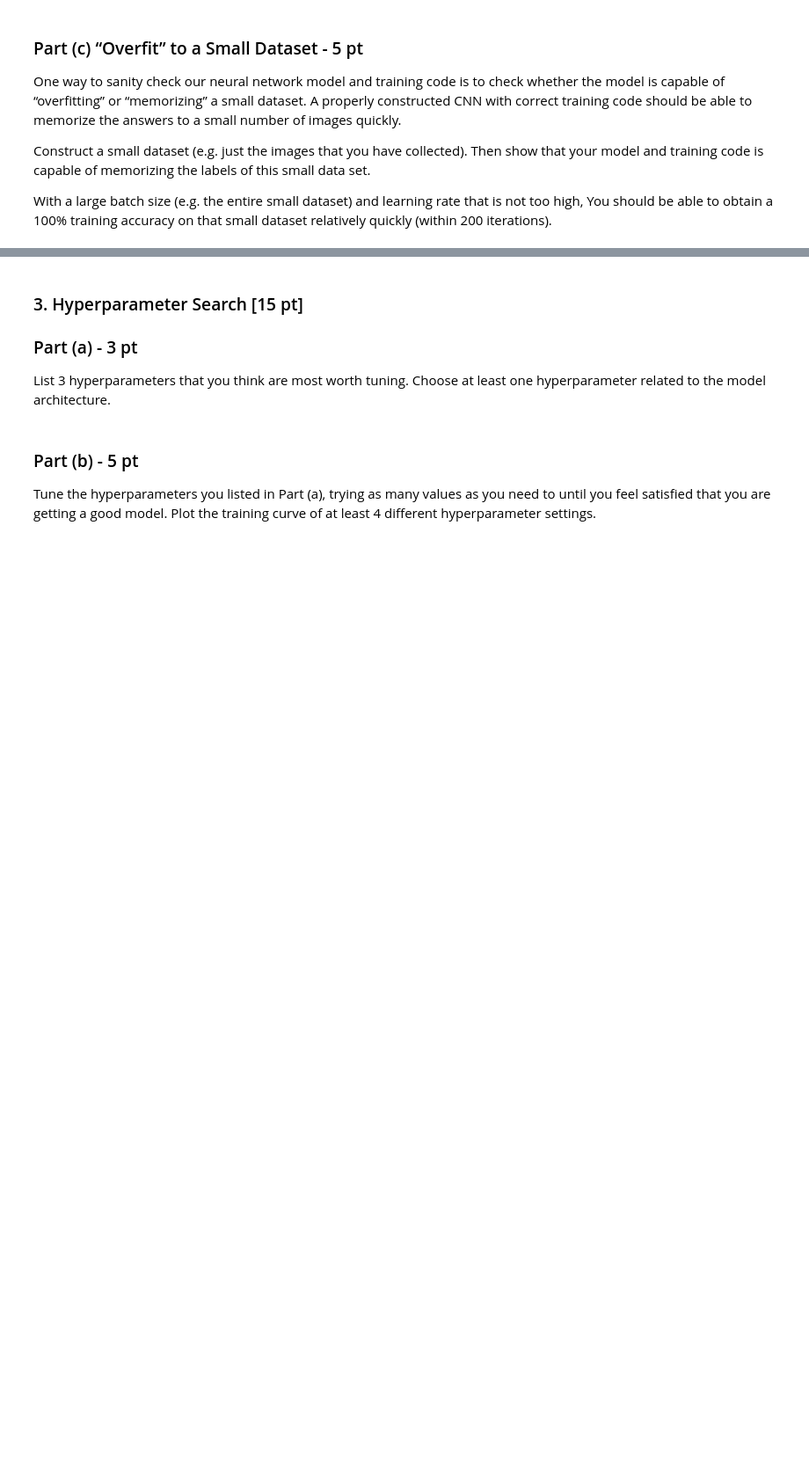
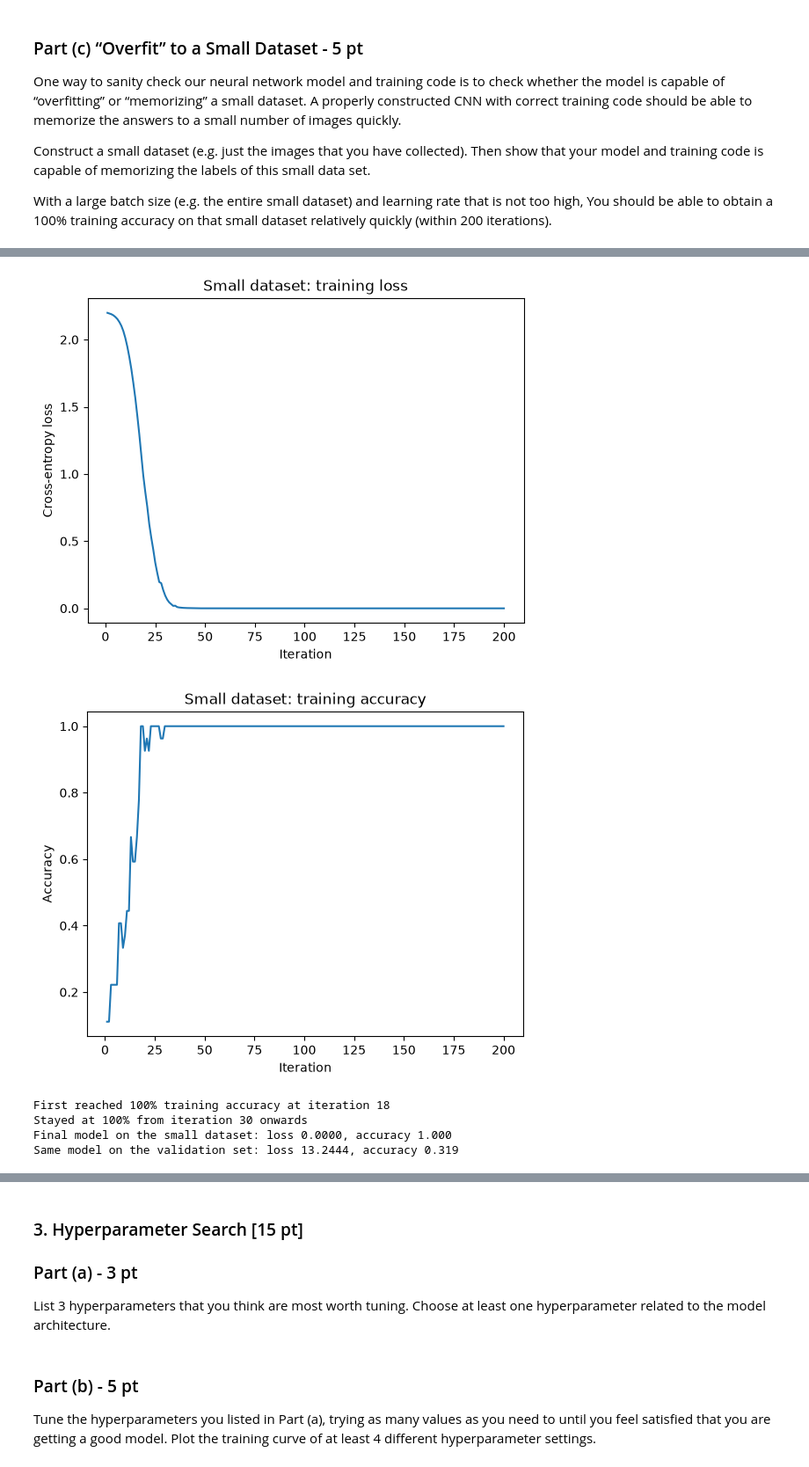
Before and after one commit to Samantha-Hossain/APS360, a Jupyter notebook: Lab 3/Lab3.ipynb, the cells around one changed output, grey strips where cells are left out. Shown at 88% size. Drawn from its saved outputs; the diff is of its cells as text; code cells hidden in the pictures; blank space fills up the shorter version.

```diff
--- a/Lab 3/Lab3.ipynb
+++ b/Lab 3/Lab3.ipynb
@@ -401,0 +627,13 @@ able to obtain a 100% training accuracy on that small dataset relatively quickly
+# %%
+# ---- Train on the small dataset only ----
+# batch_size = the whole small dataset (27), so each epoch is exactly ONE
+# iteration (one weight update), and 200 epochs = 200 iterations.
+# Same model, loss (cross-entropy) and optimizer (Adam, lr 0.001) as Part 2(b).
+# val_data=None: this experiment only checks whether the model can memorize the
+# training images. Validation every epoch is not needed (and would be slow).
+torch.manual_seed(1000)              # same initial weights every run
+small_model = GestureCNN()           # a NEW untrained model from Part 2(a)
+small_model.name = 'cnn_small'       # separate checkpoint names from the Part 2(b) model
+small_history = train(small_model, small_dataset, None,
+                      batch_size=len(small_dataset), learning_rate=0.001, num_epochs=200,
+                      print_every=10, checkpoint_every=50)
@@ -401,0 +658,42 @@ able to obtain a 100% training accuracy on that small dataset relatively quickly
+# %%
+# ---- Did the model memorize the small dataset? ----
+import matplotlib.pyplot as plt
+iterations = range(1, len(small_history['train_loss']) + 1)
+
+plt.plot(iterations, small_history['train_loss'])
+plt.title('Small dataset: training loss'); plt.xlabel('Iteration'); plt.ylabel('Cross-entropy loss')
+plt.show()
+
+plt.plot(iterations, small_history['train_acc'])
+plt.title('Small dataset: training accuracy'); plt.xlabel('Iteration'); plt.ylabel('Accuracy')
+plt.show()
+
+# First iteration where every one of the 27 images was classified correctly.
+# (train() measures accuracy just BEFORE each weight update.)
+acc = small_history['train_acc']
+if 1.0 in acc:
+    print('First reached 100% training accuracy at iteration', acc.index(1.0) + 1)
+    # Accuracy can briefly drop again after first reaching 100%, so also find the
+    # iteration after which it STAYS at 100% (one after the last imperfect iteration).
+    imperfect = [i for i, a in enumerate(acc) if a < 1.0]
+    print('Stayed at 100% from iteration', imperfect[-1] + 2 if imperfect else 1, 'onwards')
+else:
+    print('Did not reach 100% training accuracy in', len(acc), 'iterations')
+
+# Re-check the final model on the small dataset in eval mode (after the last update).
+criterion = nn.CrossEntropyLoss()
+small_loader = DataLoader(small_dataset, batch_size=len(small_dataset))
+final_loss, final_acc = evaluate(small_model, small_loader, criterion)
+print('Final model on the small dataset: loss {:.4f}, accuracy {:.3f}'.format(final_loss, final_acc))
+
+# For comparison only (NOT used for training): the same model on the validation set,
+# i.e. hands it has never seen. Memorizing 27 images of one hand is not expected to generalize.
+val_loss, val_acc = evaluate(small_model, DataLoader(val_dataset, batch_size=32), criterion)
+print('Same model on the validation set: loss {:.4f}, accuracy {:.3f}'.format(val_loss, val_acc))
+# %% [output]
+[figure, added]
+[figure, added]
+First reached 100% training accuracy at iteration 18
+Stayed at 100% from iteration 30 onwards
+Final model on the small dataset: loss 0.0000, accuracy 1.000
+Same model on the validation set: loss 13.2444, accuracy 0.319
```
Also changed, not shown: parts of 8 cells of this notebook.
